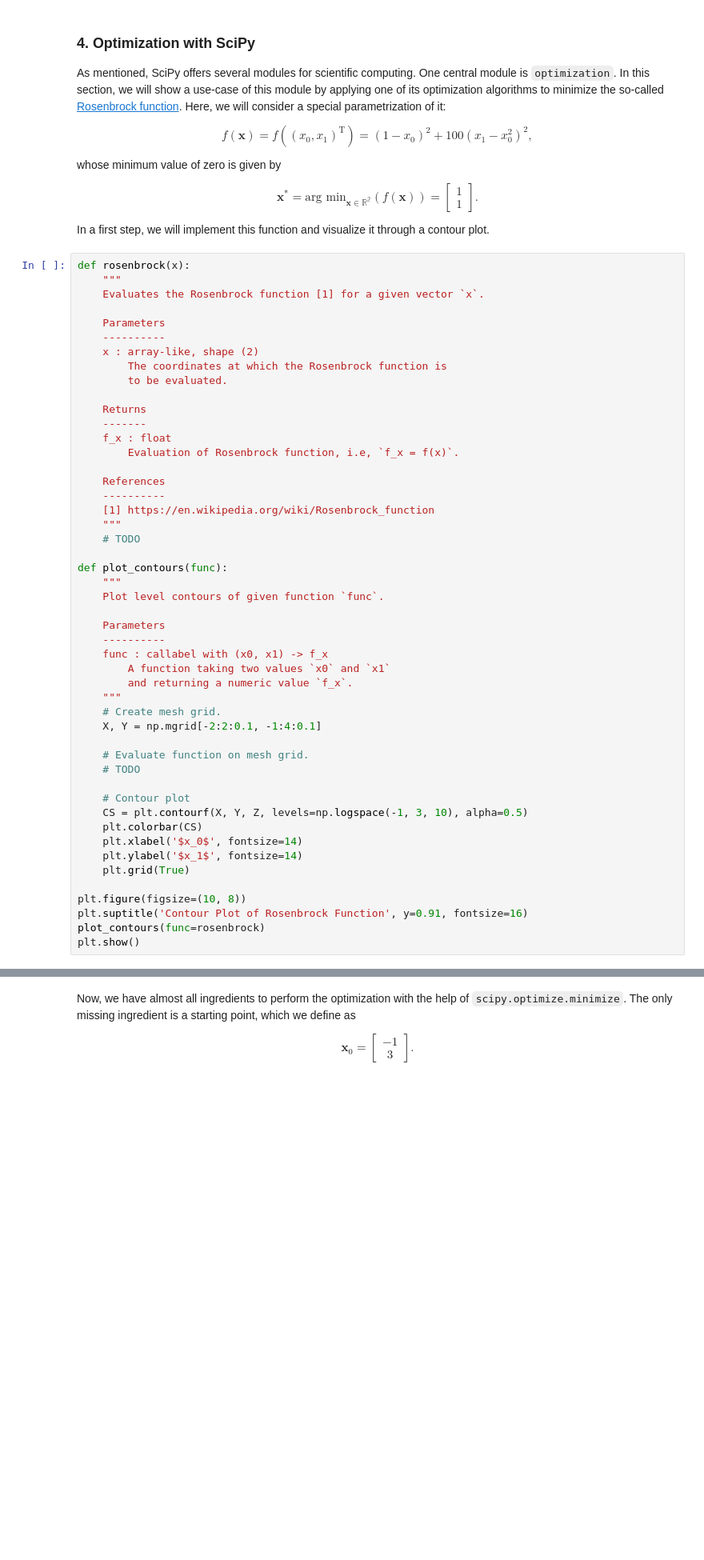
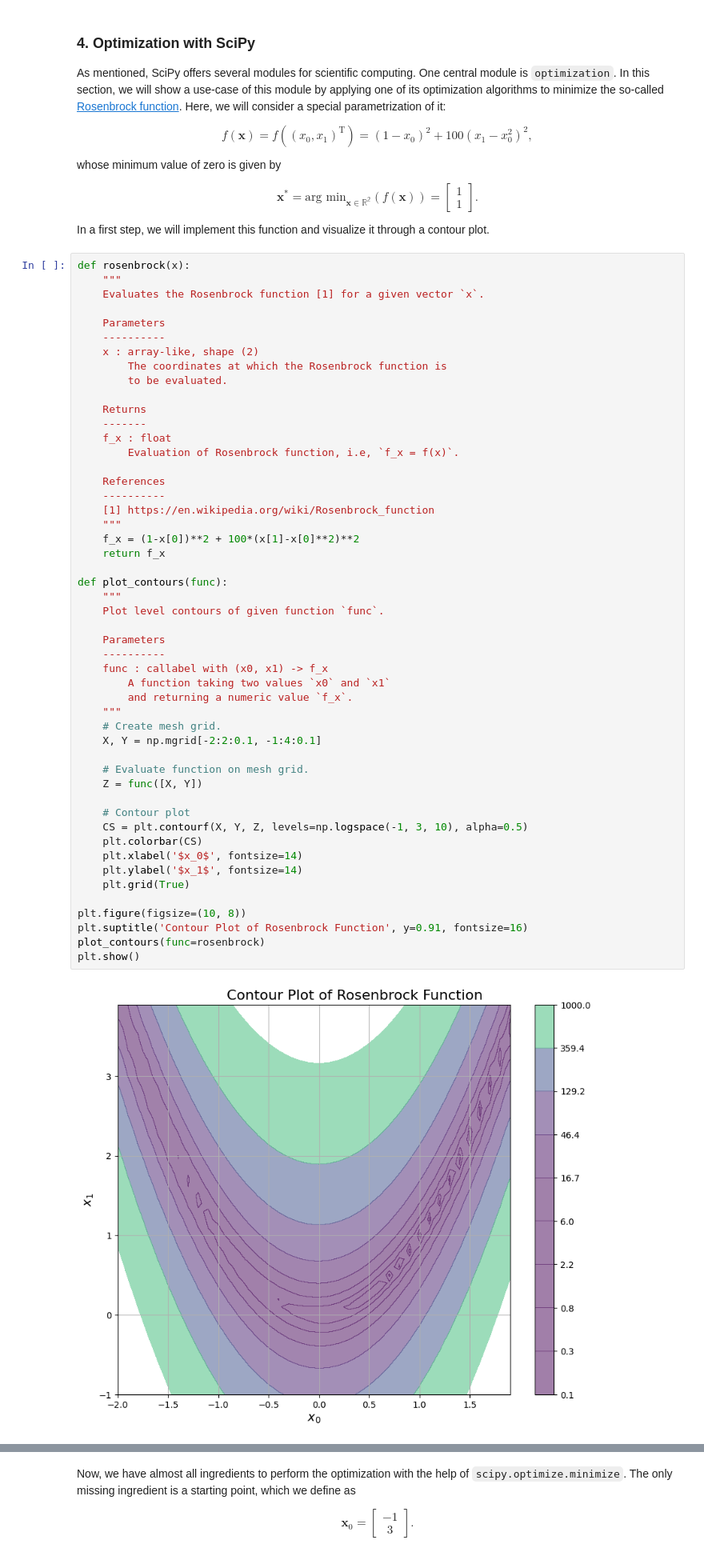
Before and after one commit to aalbayrak394/E2ML, a Jupyter notebook: notebooks/01_python_introduction.ipynb, the cells around one changed output, grey strips where cells are left out. Shown at 80% size. Cells and saved outputs as stored; diff of their text form; blank space fills up the shorter version.

```diff
--- a/notebooks/01_python_introduction.ipynb
+++ b/notebooks/01_python_introduction.ipynb
@@ -554,35 +594,38 @@ def rosenbrock(x):
     ----------
     [1] https://en.wikipedia.org/wiki/Rosenbrock_function
     """
-    # TODO
+    f_x = (1-x[0])**2 + 100*(x[1]-x[0]**2)**2
+    return f_x
 
 def plot_contours(func):
     """
     Plot level contours of given function `func`.
 
     Parameters
     ----------
     func : callabel with (x0, x1) -> f_x
         A function taking two values `x0` and `x1`
         and returning a numeric value `f_x`.
     """
     # Create mesh grid.
     X, Y = np.mgrid[-2:2:0.1, -1:4:0.1]
 
     # Evaluate function on mesh grid.
-    # TODO
+    Z = func([X, Y])
 
     # Contour plot
     CS = plt.contourf(X, Y, Z, levels=np.logspace(-1, 3, 10), alpha=0.5)
     plt.colorbar(CS)
     plt.xlabel('$x_0$', fontsize=14)
     plt.ylabel('$x_1$', fontsize=14)
     plt.grid(True)
 
 plt.figure(figsize=(10, 8))
 plt.suptitle('Contour Plot of Rosenbrock Function', y=0.91, fontsize=16)
 plot_contours(func=rosenbrock)
 plt.show()
+# %% [output]
+[figure, added]
 # %% [markdown]
 We want to determine its minimum through the use of the function `scipy.optimize.minimize` in combination with the [Newton conjugate gradient method](https://en.wikipedia.org/wiki/Nonlinear_conjugate_gradient_method) as optimization algorithm. Therefor, we determine the gradient and the Hessian matrix of the Rosenbrock function:
 
```
Also changed, not shown: parts of 16 cells of this notebook, 1 other file.
